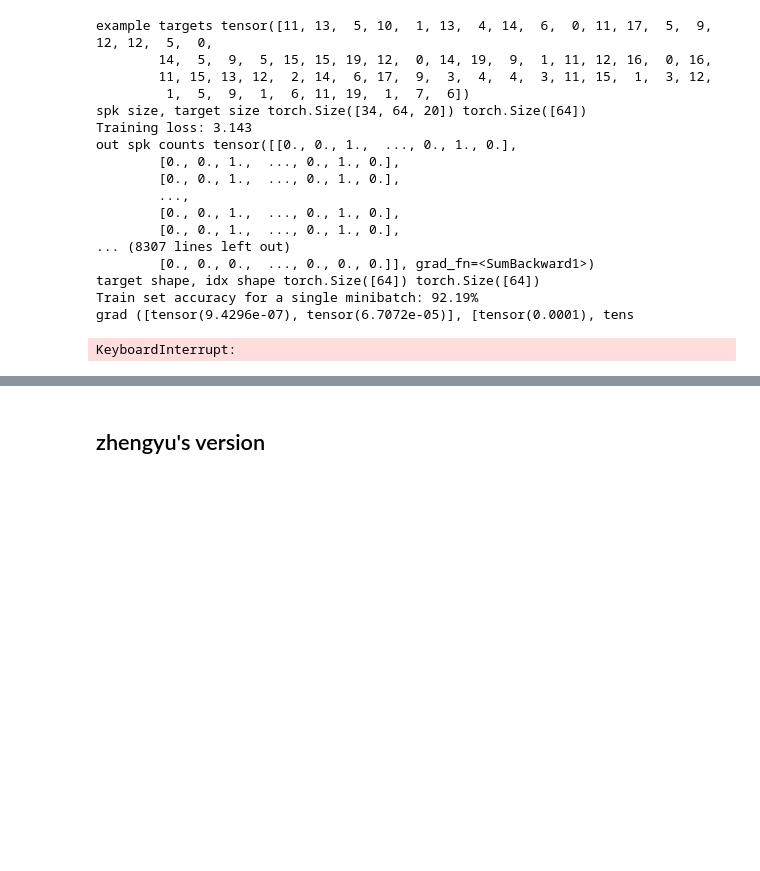
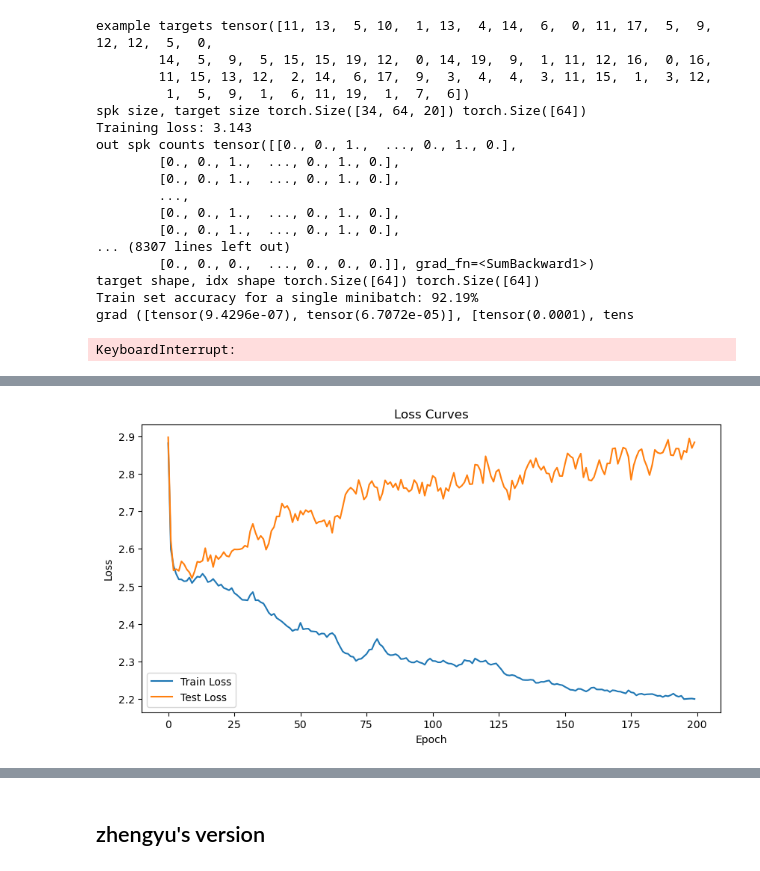
Before and after one commit to anmutechsupport/SingleSpikeOTTT, a Jupyter notebook: shittySHD.ipynb, the cells around one changed output, grey strips where cells are left out. Cells and saved outputs as stored; diff of their text form; code cells hidden in the pictures; blank space fills up the shorter version.

```diff
--- a/shittySHD.ipynb
+++ b/shittySHD.ipynb
@@ -268,0 +346,20 @@ class replaceGrad(torch.autograd.Function):
+# %%
+def avg_loss_plot(name='loss_curve0.png'):
+    # plot per epoch average loss, x axis is number of epochs
+    avg_loss_hist = []
+    avg_test_loss_hist = []
+    for i in range(0, len(loss_hist), len(train_loader)):
+        avg_loss_hist.append(np.mean(loss_hist[i:i+len(train_loader)]))
+        avg_test_loss_hist.append(np.mean(test_loss_hist[i:i+len(train_loader)]))
+
+    fig = plt.figure(facecolor="w", figsize=(10, 5))
+    plt.plot(avg_loss_hist)
+    plt.plot(avg_test_loss_hist)
+    plt.title("Loss Curves")
+    plt.legend(["Train Loss", "Test Loss"])
+    plt.xlabel("Epoch")
+    plt.ylabel("Loss")
+    plt.show()
+
+    # save the fig
+    fig.savefig(f'./trainfigs/{name}')
@@ -1264,0 +1489,4 @@ KeyboardInterrupt:
+# %%
+avg_loss_plot('single_spike_loss_curve0.png')
+# %% [output]
+[figure, added]
```
Also changed, not shown: parts of 9 cells of this notebook, 1 other file.
